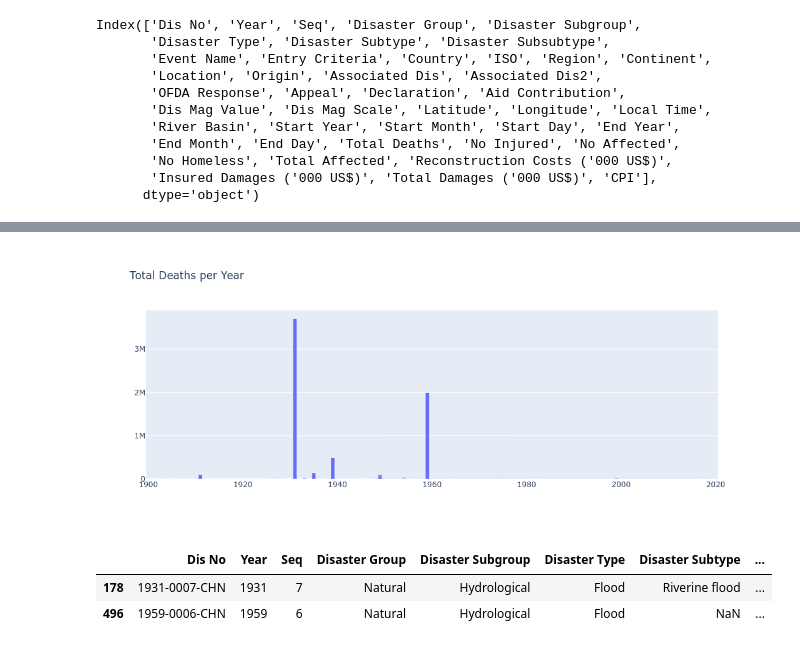
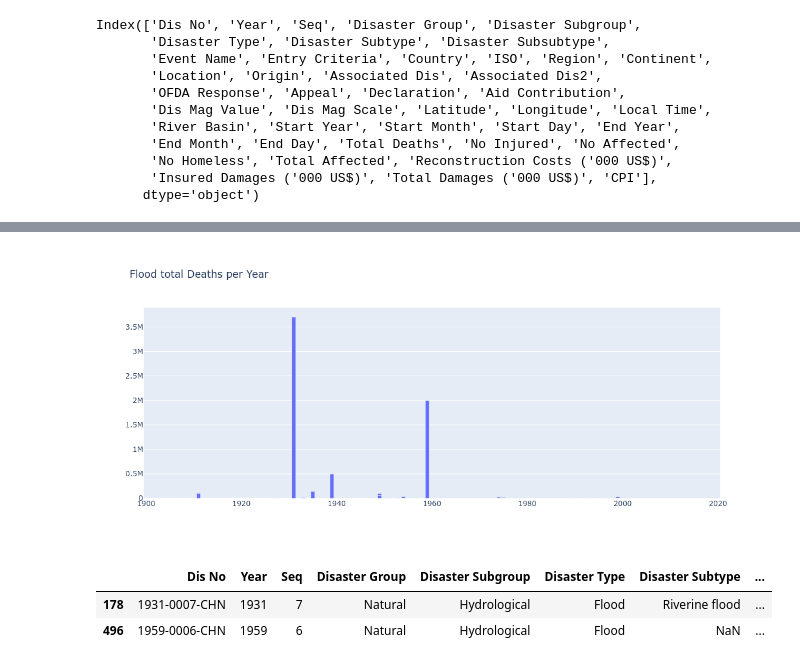
Before and after one commit to dataforgoodfr/batch8_worldbank, a Jupyter notebook: model_innondations/notebook/emdat.ipynb, the cells around one changed output, grey strips where cells are left out. Cells and saved outputs as stored; diff of their text form; code cells hidden in the pictures.

```diff
--- a/model_innondations/notebook/emdat.ipynb
+++ b/model_innondations/notebook/emdat.ipynb
@@ -92,7 +119,9 @@ df.head(3)
 # %%
 fig = go.Figure(
     data=[go.Bar(x=df['Year'],y=df['Total Deaths'])],
-    layout_title_text="Total Deaths per Year"
+    layout_title_text="Flood total Deaths per Year"
 )
-fig.show() # renderer="svg"
+
+fig.update_layout(autosize=True, width=1024, height=500) # For interactive plot
+fig.show(renderer="svg") # Static plot for GitHub
 # %% [output]
@@ -100,4 +128,4 @@ fig.show() # renderer="svg"
-[figure, old version]
+[figure, new version]
 # %%
 df_huge_deaths = df[df['Total Deaths'] > 1_000_000]
 df_huge_deaths.head(3)
```
Also changed, not shown: parts of 17 cells of this notebook.
